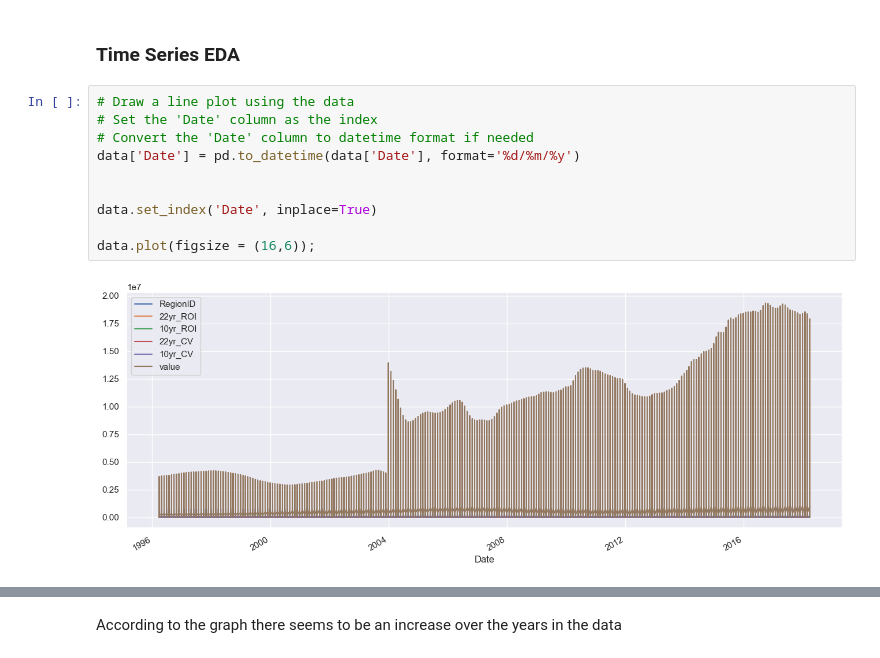
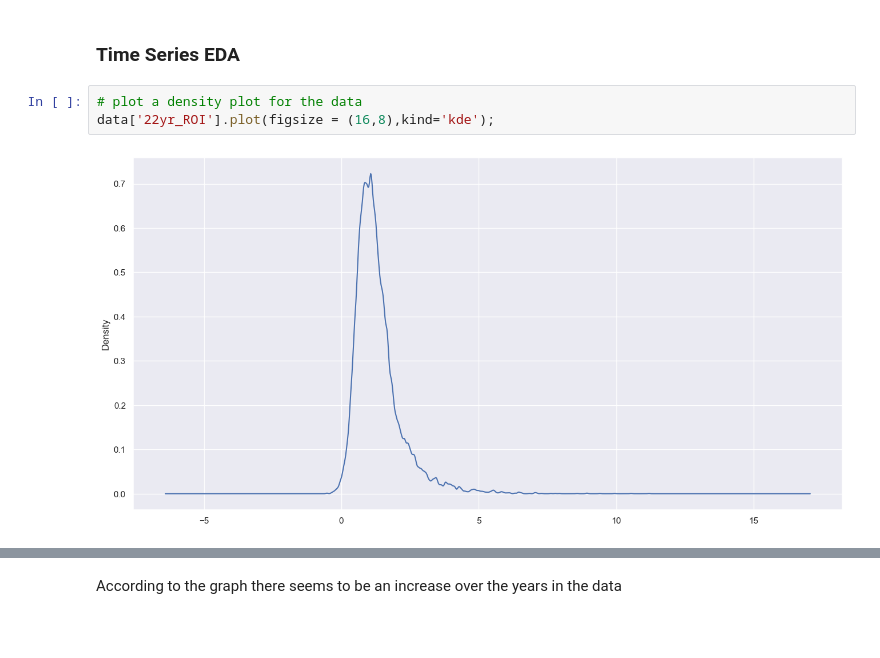
Before and after one commit to Brenda-Mutai/dsc-Time-Series, a Jupyter notebook: student.notebook.ipynb, the cells around one changed output, grey strips where cells are left out. Drawn from its saved outputs; the diff is of its cells as text; blank space fills up the shorter version.

```diff
--- a/student.notebook.ipynb
+++ b/student.notebook.ipynb
@@ -378,16 +365,9 @@ plt.show()
 In multivariate we are looking at relationships between different features.
 # %% [markdown]
 ### Time Series EDA
-# %%
-# Draw a line plot using the data
-# Set the 'Date' column as the index
-# Convert the 'Date' column to datetime format if needed
-data['Date'] = pd.to_datetime(data['Date'], format='%d/%m/%y')
-
-
-data.set_index('Date', inplace=True)
-
-data.plot(figsize = (16,6));
-# %% [output]
-[figure, removed]
+# %%
+# plot a density plot for the data
+data['22yr_ROI'].plot(figsize = (16,8),kind='kde');
+# %% [output]
+[figure, added]
 # %%
```
Also changed, not shown: parts of 10 cells of this notebook.
